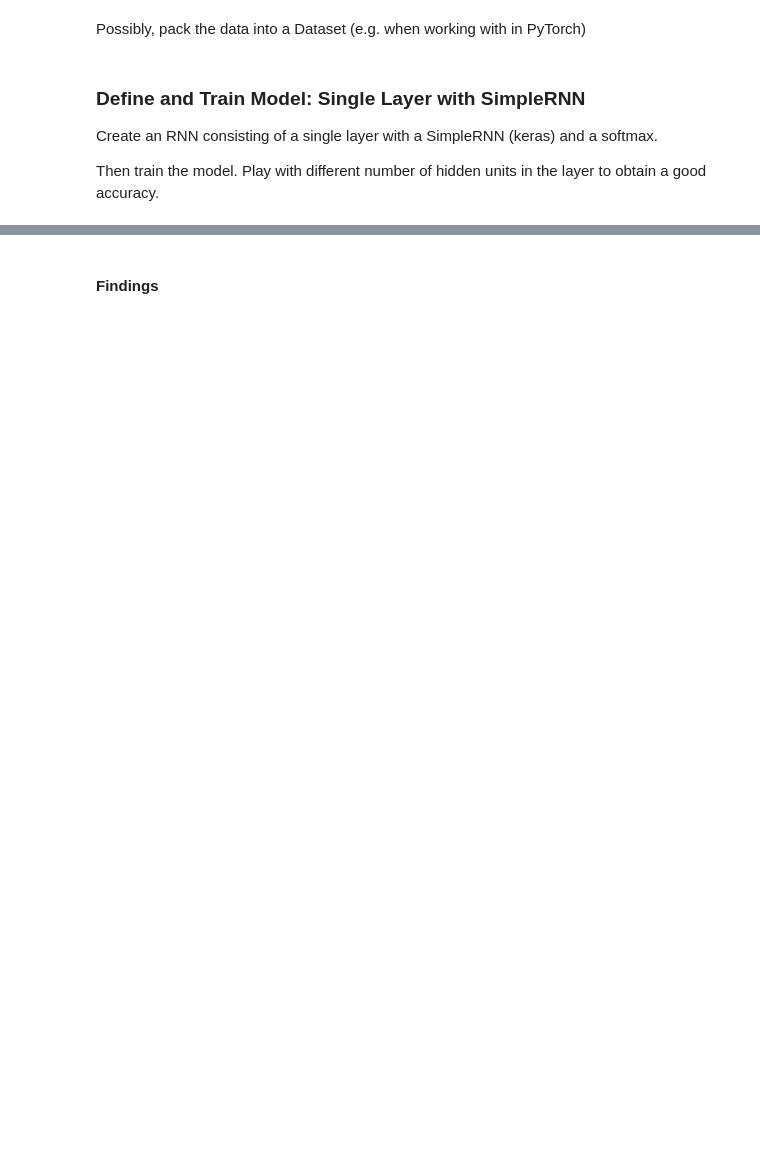
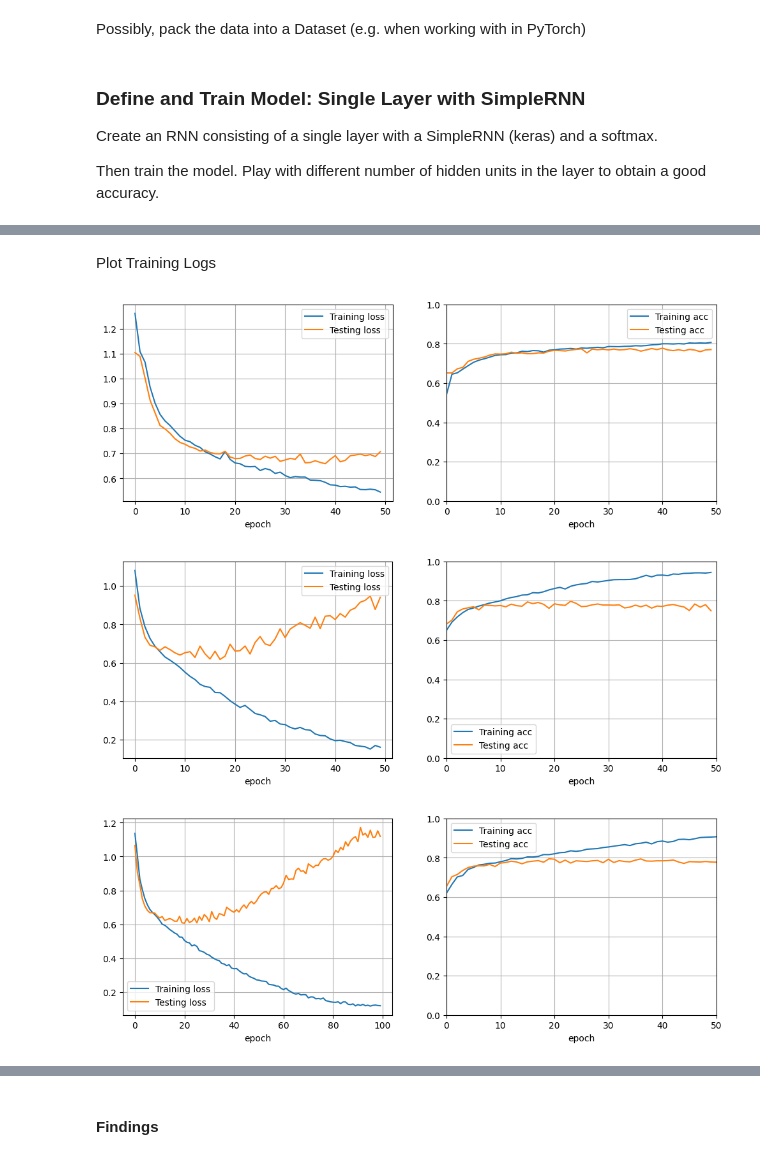
Before and after one commit to ayomeer/DeLearn, a Jupyter notebook: DL-PW-10/names_classification/name_classification-stud.ipynb, the cells around one changed output, grey strips where cells are left out. Cells and saved outputs as stored; diff of their text form; code cells hidden in the pictures; blank space fills up the shorter version.

```diff
--- a/DL-PW-10/names_classification/name_classification-stud.ipynb
+++ b/DL-PW-10/names_classification/name_classification-stud.ipynb
@@ -180,11 +211,17 @@ Create an RNN consisting of a single layer with a SimpleRNN (keras) and a softma
 Then train the model. Play with different number of hidden units in the layer to obtain a good accuracy.
 # %%
 ### START YOUR CODE
+from keras.models import Sequential
+from keras.layers import SimpleRNN, Dense
 
 # SimpleRNN, single layer with tf.keras....
 
-model = ...
+hidden_size = 64
 
+model = Sequential()
+model.add(SimpleRNN(units=hidden_size, input_shape=(maxlen, len_alphabet)))
+model.add(Dense(units=len_languages, activation='softmax'))
+model.summary()
 
 
 ### END YOUR CODE
@@ -197,0 +242,17 @@ nepochs =
+# %%
+### START YOUR CODE
+from keras.optimizers import Adam
+optimizer = Adam(lr=0.0005)
+# model.compile(optimizer='adam', loss='categorical_crossentropy', metrics="accuracy")
+model.compile(optimizer=optimizer, loss='categorical_crossentropy', metrics="accuracy")
+
+
+batch_size=64
+nepochs = 100
+
+log_64_opt = model.fit(X_train, Y_train,
+                validation_data=(X_test, Y_test),
+                batch_size=batch_size, epochs=nepochs,
+                use_multiprocessing=True)
+
+### END YOUR CODE
@@ -197,0 +277,26 @@ nepochs =
+# %% [markdown]
+Plot Training Logs
+# %%
+logs = [log_20, log_64, log_64_opt]
+for log in logs:
+
+    f = plt.figure(figsize=(12,4))
+    ax1 = f.add_subplot(121)
+    ax2 = f.add_subplot(122)
+    ax1.plot(log.history['loss'], label='Training loss')
+    ax1.plot(log.history['val_loss'], label='Testing loss')
+    ax1.set_xlabel('epoch')
+    ax1.legend()
+    ax1.grid()
+
+    ax2.plot(log.history['accuracy'], label='Training acc')
+    ax2.plot(log.history['val_accuracy'], label='Testing acc')
+    ax2.set_xlabel('epoch')
+    ax2.set_ylim(0, 1)
+    ax2.set_xlim(0,50)
+    ax2.legend()
+    ax2.grid()
+# %% [output]
+[figure, added]
+[figure, added]
+[figure, added]
```
Also changed, not shown: parts of 30 cells of this notebook.
